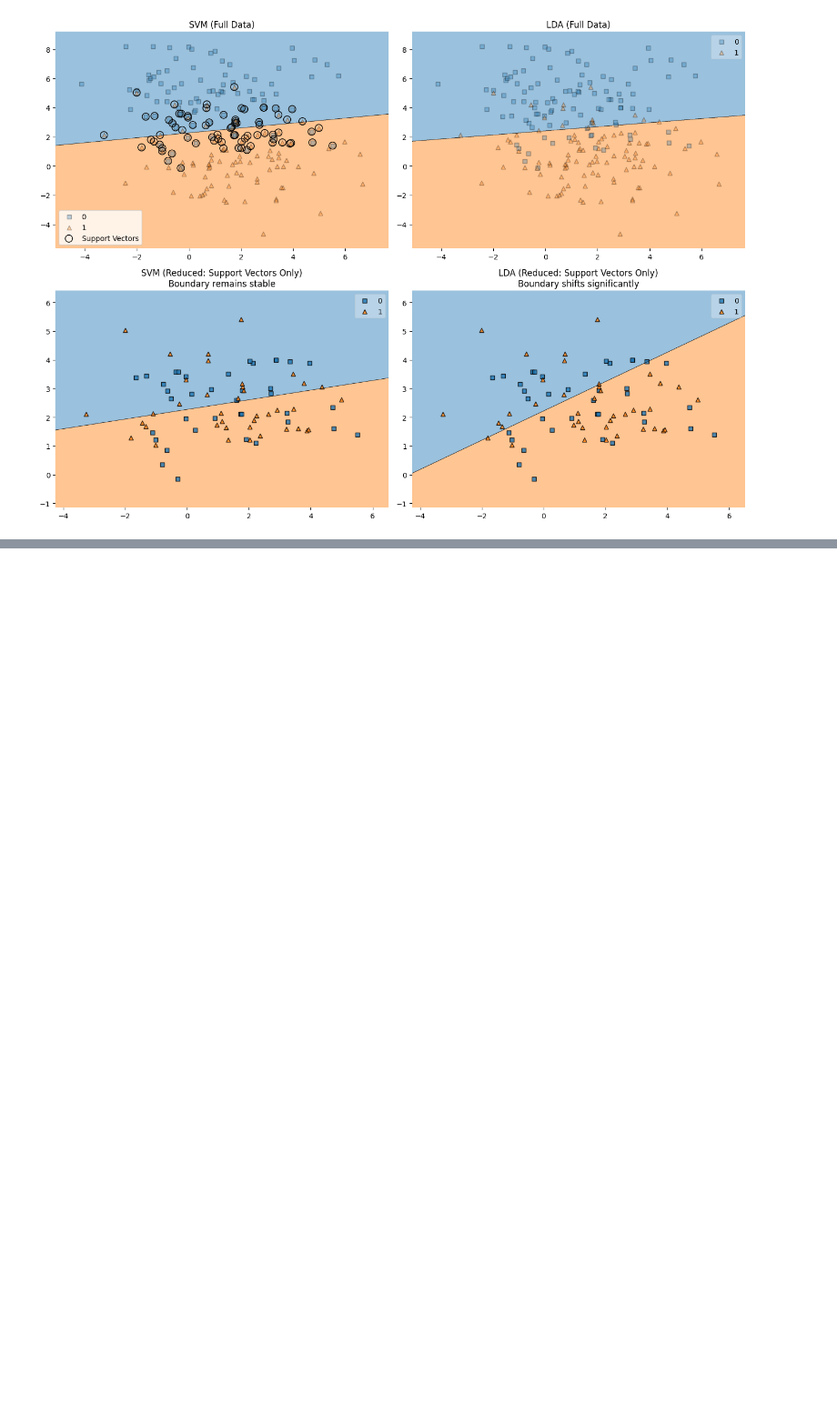
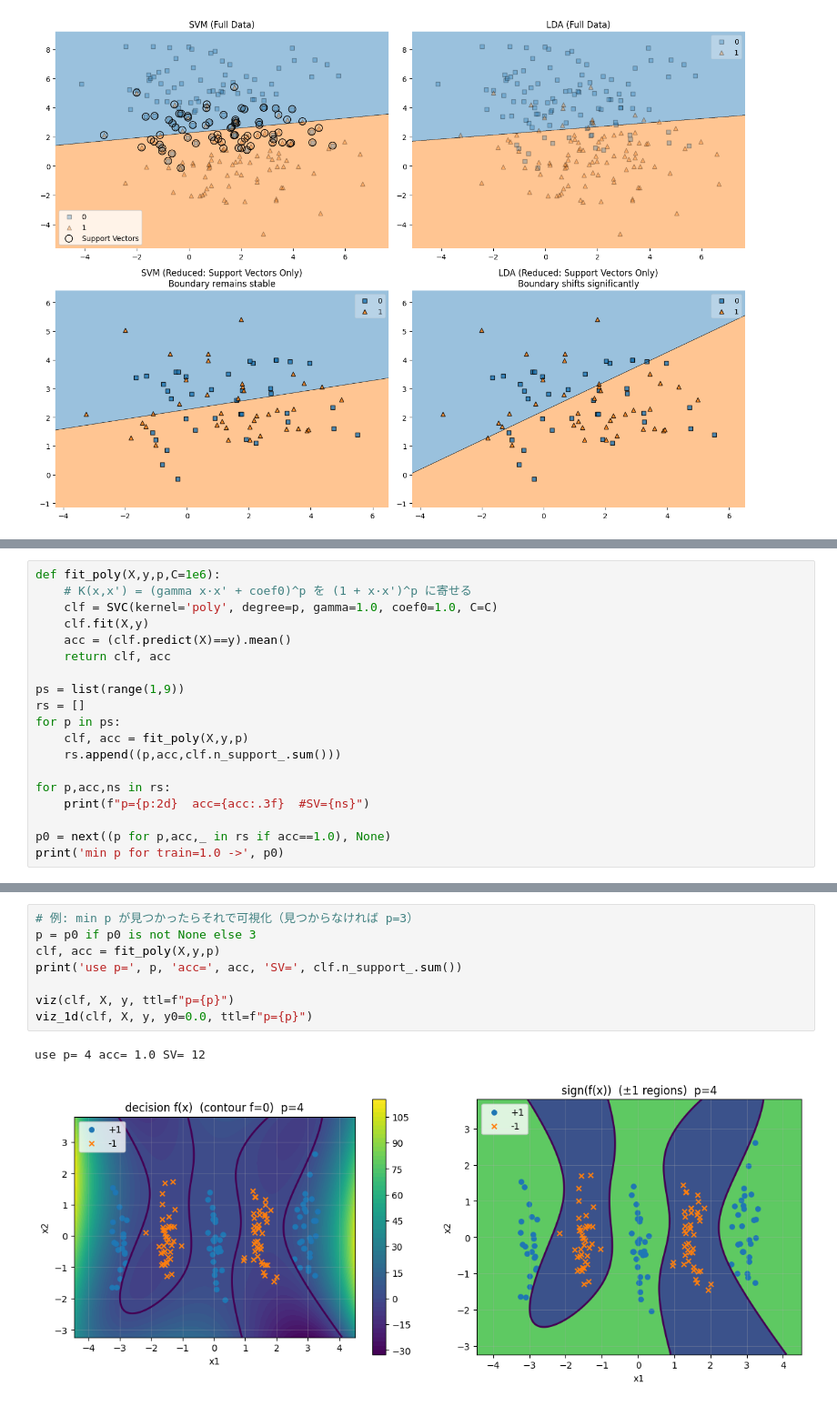
Before and after one commit to 1em9ot/scikit-learn-handbook, a Jupyter notebook: chapter4/section4_3_1.ipynb, the cells around one changed output, grey strips where cells are left out. Shown at 91% size. Cells and saved outputs as stored; diff of their text form; blank space fills up the shorter version.

```diff
--- a/chapter4/section4_3_1.ipynb
+++ b/chapter4/section4_3_1.ipynb
@@ -150,0 +194,19 @@ plt.show()
+# %%
+def fit_poly(X,y,p,C=1e6):
+    # K(x,x') = (gamma x·x' + coef0)^p を (1 + x·x')^p に寄せる
+    clf = SVC(kernel='poly', degree=p, gamma=1.0, coef0=1.0, C=C)
+    clf.fit(X,y)
+    acc = (clf.predict(X)==y).mean()
+    return clf, acc
+
+ps = list(range(1,9))
+rs = []
+for p in ps:
+    clf, acc = fit_poly(X,y,p)
+    rs.append((p,acc,clf.n_support_.sum()))
+
+for p,acc,ns in rs:
+    print(f"p={p:2d}  acc={acc:.3f}  #SV={ns}")
+
+p0 = next((p for p,acc,_ in rs if acc==1.0), None)
+print('min p for train=1.0 ->', p0)
@@ -150,0 +272,11 @@ plt.show()
+# %%
+# 例: min p が見つかったらそれで可視化（見つからなければ p=3）
+p = p0 if p0 is not None else 3
+clf, acc = fit_poly(X,y,p)
+print('use p=', p, 'acc=', acc, 'SV=', clf.n_support_.sum())
+
+viz(clf, X, y, ttl=f"p={p}")
+viz_1d(clf, X, y, y0=0.0, ttl=f"p={p}")
+# %% [output]
+use p= 4 acc= 1.0 SV= 12
+[figure, added]
```
Also changed, not shown: parts of 6 cells of this notebook.
